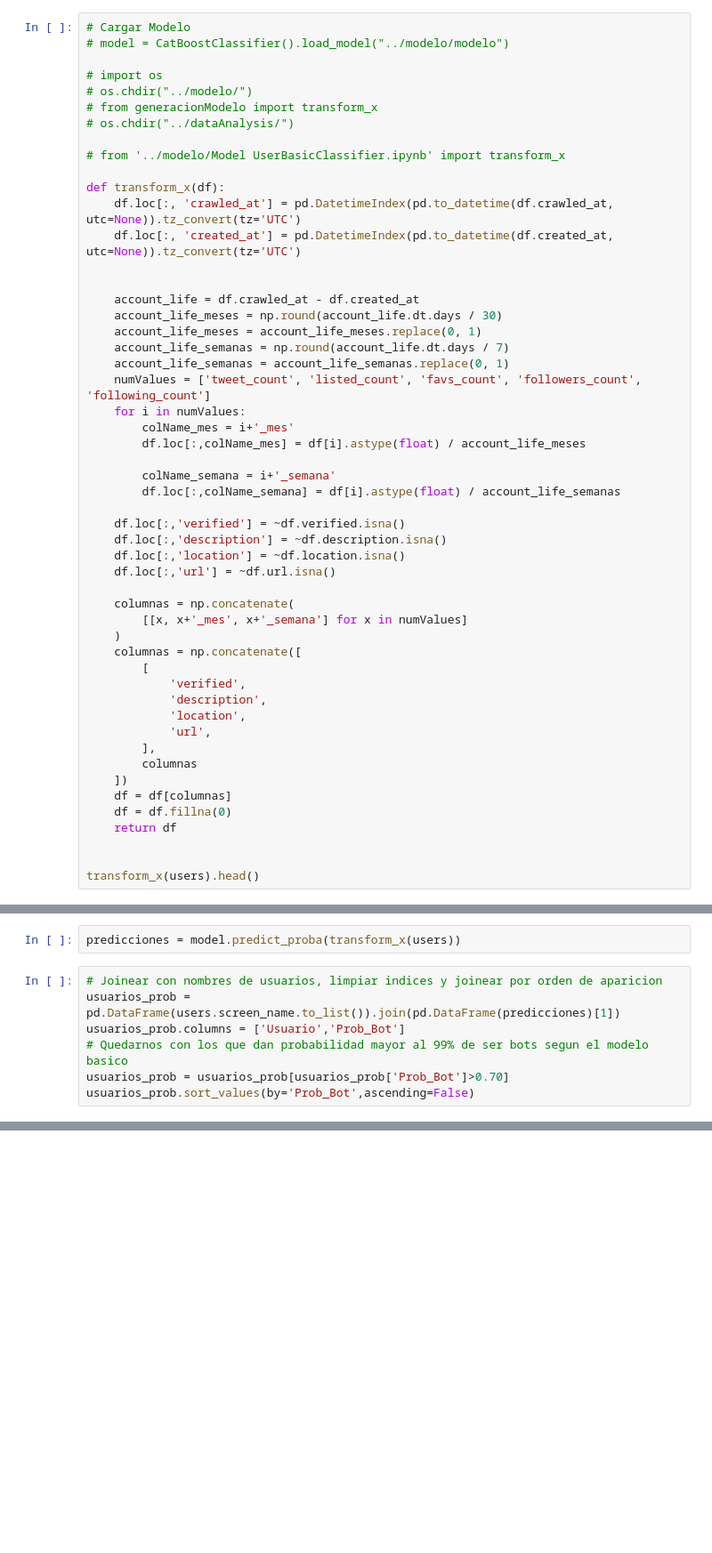
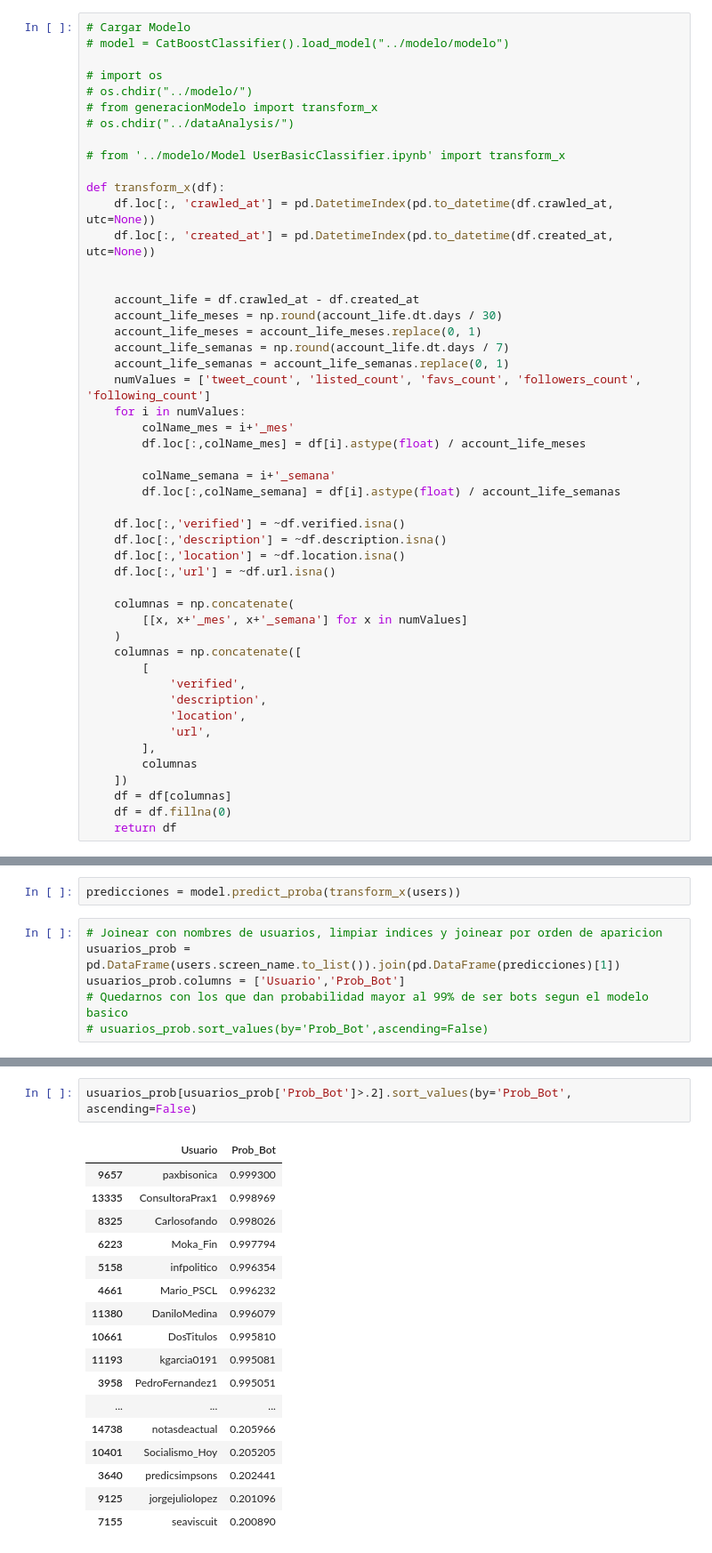
Before and after one commit to fermasia/argBot, a Jupyter notebook: dataAnalysis/Prueba modelo.ipynb, the cells around one changed output, grey strips where cells are left out. Shown at 89% size. Cells and saved outputs as stored; diff of their text form; blank space fills up the shorter version.

Commit message:
Terminar de bajar data de usuarios

```diff
--- a/dataAnalysis/Prueba modelo.ipynb
+++ b/dataAnalysis/Prueba modelo.ipynb
@@ -27,8 +37,8 @@ users.head(3)
 # from '../modelo/Model UserBasicClassifier.ipynb' import transform_x
 
 def transform_x(df):
-    df.loc[:, 'crawled_at'] = pd.DatetimeIndex(pd.to_datetime(df.crawled_at, utc=None)).tz_convert(tz='UTC')
-    df.loc[:, 'created_at'] = pd.DatetimeIndex(pd.to_datetime(df.created_at, utc=None)).tz_convert(tz='UTC')
+    df.loc[:, 'crawled_at'] = pd.DatetimeIndex(pd.to_datetime(df.crawled_at, utc=None))
+    df.loc[:, 'created_at'] = pd.DatetimeIndex(pd.to_datetime(df.created_at, utc=None))
 
 
     account_life = df.crawled_at - df.created_at
@@ -64,6 +74,3 @@ def transform_x(df):
     df = df[columnas]
     df = df.fillna(0)
     return df
-
-
-transform_x(users).head()
@@ -90,5 +89,4 @@ predicciones = model.predict_proba(transform_x(users))
 usuarios_prob = pd.DataFrame(users.screen_name.to_list()).join(pd.DataFrame(predicciones)[1])
 usuarios_prob.columns = ['Usuario','Prob_Bot']
 # Quedarnos con los que dan probabilidad mayor al 99% de ser bots segun el modelo basico
-usuarios_prob = usuarios_prob[usuarios_prob['Prob_Bot']>0.70]
-usuarios_prob.sort_values(by='Prob_Bot',ascending=False)
+# usuarios_prob.sort_values(by='Prob_Bot',ascending=False)
@@ -113,0 +121,20 @@ usuarios_prob.sort_values(by='Prob_Bot',ascending=False)
+# %%
+usuarios_prob[usuarios_prob['Prob_Bot']>.2].sort_values(by='Prob_Bot', ascending=False)
+# %% [output]
+|  | Usuario | Prob_Bot |
+| 9657 | paxbisonica | 0.999300 |
+| 13335 | ConsultoraPrax1 | 0.998969 |
+| 8325 | Carlosofando | 0.998026 |
+| 6223 | Moka_Fin | 0.997794 |
+| 5158 | infpolitico | 0.996354 |
+| 4661 | Mario_PSCL | 0.996232 |
+| 11380 | DaniloMedina | 0.996079 |
+| 10661 | DosTitulos | 0.995810 |
+| 11193 | kgarcia0191 | 0.995081 |
+| 3958 | PedroFernandez1 | 0.995051 |
+| ... | ... | ... |
+| 14738 | notasdeactual | 0.205966 |
+| 10401 | Socialismo_Hoy | 0.205205 |
+| 3640 | predicsimpsons | 0.202441 |
+| 9125 | jorgejuliolopez | 0.201096 |
+| 7155 | seaviscuit | 0.200890 |
```
Also changed, not shown: parts of 6 cells of this notebook, 6 other files.
